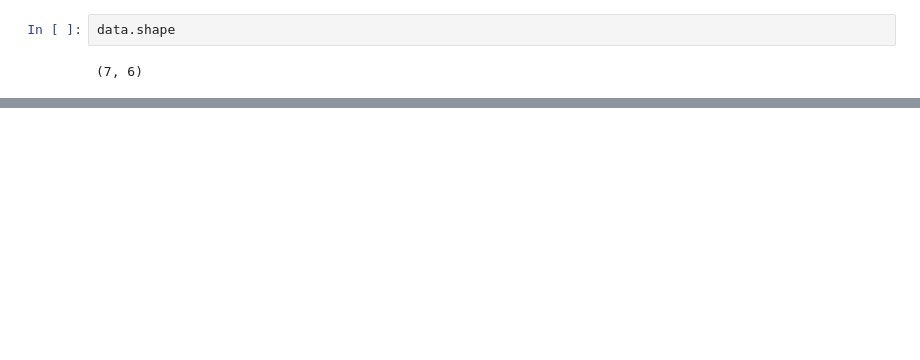
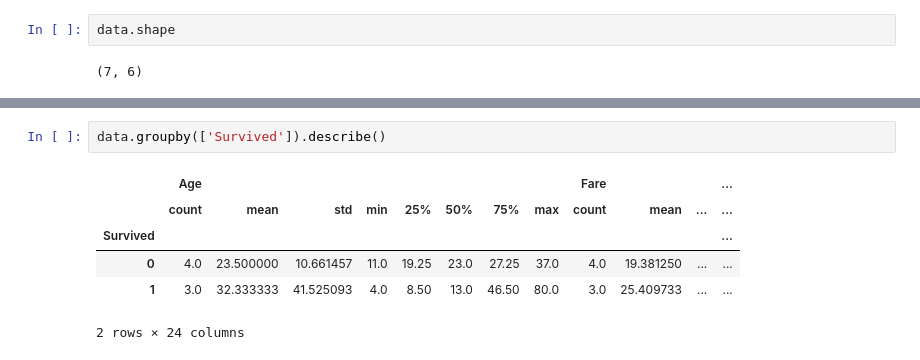
Before and after one commit to nao50/python-data-analytics, a Jupyter notebook: pandas/pandas.ipynb, the cells around one changed output, grey strips where cells are left out. Saved outputs shown, nothing was run; the diff lists cells and outputs as text; blank space fills up the shorter version.

```diff
--- a/pandas/pandas.ipynb
+++ b/pandas/pandas.ipynb
@@ -25,0 +109,9 @@ data.shape
+# %%
+data.groupby(['Survived']).describe()
+# %% [output]
+|  | Age |  |  |  |  |  |  |  | Fare |  |  | ... |
+|  | count | mean | std | min | 25% | 50% | 75% | max | count | mean | ... | ... |
+| Survived |  |  |  |  |  |  |  |  |  |  |  | ... |
+| 0 | 4.0 | 23.500000 | 10.661457 | 11.0 | 19.25 | 23.0 | 27.25 | 37.0 | 4.0 | 19.381250 | ... | ... |
+| 1 | 3.0 | 32.333333 | 41.525093 | 4.0 | 8.50 | 13.0 | 46.50 | 80.0 | 3.0 | 25.409733 | ... | ... |
+2 rows × 24 columns
```
Also changed, not shown: parts of 29 cells of this notebook, 3 other files.
